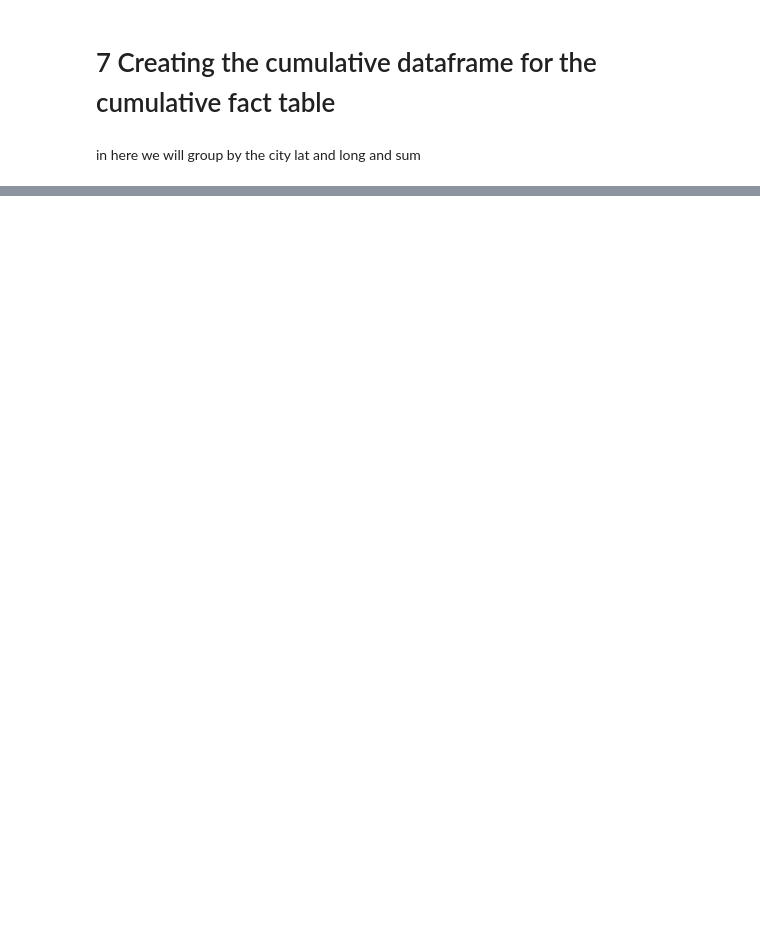
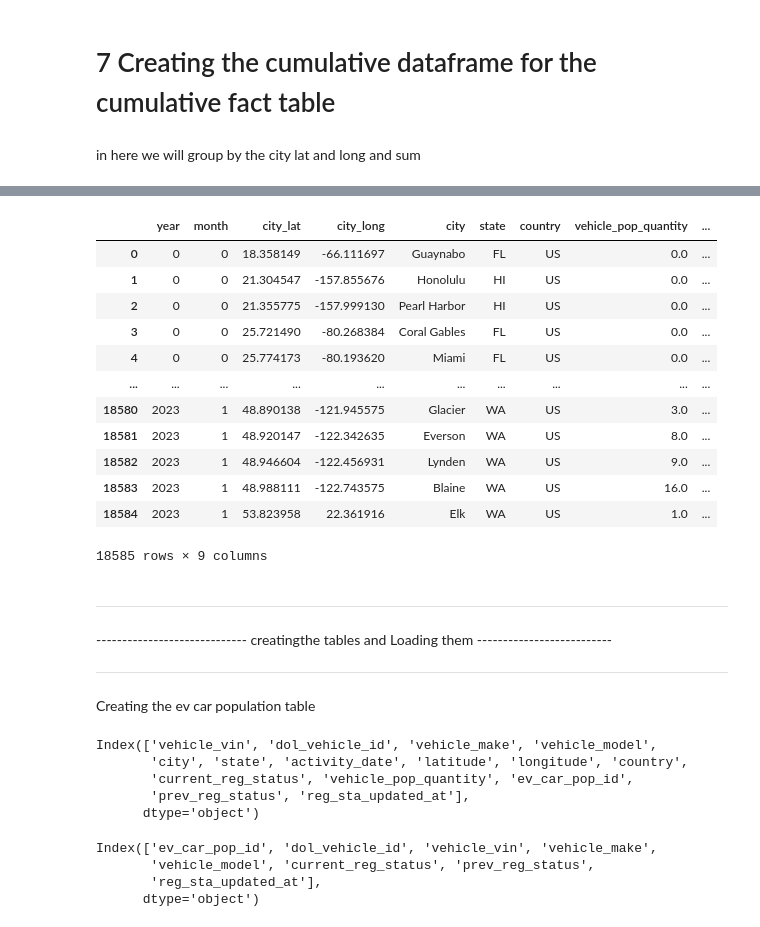
Before and after one commit to hicranA/partsUnlimitedDW, a Jupyter notebook: etl_ev_car_population.ipynb, the cells around one changed output, grey strips where cells are left out. Drawn from its saved outputs; the diff is of its cells as text; code cells hidden in the pictures; blank space fills up the shorter version.

```diff
--- a/etl_ev_car_population.ipynb
+++ b/etl_ev_car_population.ipynb
@@ -610,5 +590,5 @@ difference 4
 # %%
-city_lat_long_v3.to_pickle('data/citylatlong.pk')
+city_lat_long_v3= pd.read_pickle('data/citylatlong.pk')
 # %%
 city_lat_long_v3.rename(columns={
                           'City': 'city',
@@ -711,0 +688,3 @@ print('missing cities', len(city_lat_long_missing))
+# %%
+# generate unique IDs from latitude and longitude
+merge['location_id'] = (merge['latitude'].astype(str) + merge['longitude'].astype(str) + merge['city']).apply(hash).apply(abs)
@@ -711,0 +703,2 @@ print('missing cities', len(city_lat_long_missing))
+# %%
+merge.drop_duplicates(subset=['latitude', 'longitude', 'city', 'state', 'country'], inplace=True)
@@ -717,5 +725,5 @@ location_df.head()
 # %%
-location_df = location_df.reset_index(drop=True)
-location_df['location_id']= location_df.index+1
+# location_df = location_df.reset_index(drop=True)
+# location_df['location_id']= location_df.index+1
 # %%
 result.shape
@@ -809,3 +901,33 @@ summary = result.groupby(['year','month','city_lat', 'city_long','city', 'state'
 summary = summary.reset_index()
 # %%
 summary.to_pickle('cumulative_df.pkl')
+# %%
+summary
+# %% [output]
+|  | year | month | city_lat | city_long | city | state | country | vehicle_pop_quantity | ... |
+| 0 | 0 | 0 | 18.358149 | -66.111697 | Guaynabo | FL | US | 0.0 | ... |
+| 1 | 0 | 0 | 21.304547 | -157.855676 | Honolulu | HI | US | 0.0 | ... |
+| 2 | 0 | 0 | 21.355775 | -157.999130 | Pearl Harbor | HI | US | 0.0 | ... |
+| 3 | 0 | 0 | 25.721490 | -80.268384 | Coral Gables | FL | US | 0.0 | ... |
+| 4 | 0 | 0 | 25.774173 | -80.193620 | Miami | FL | US | 0.0 | ... |
+| ... | ... | ... | ... | ... | ... | ... | ... | ... | ... |
+| 18580 | 2023 | 1 | 48.890138 | -121.945575 | Glacier | WA | US | 3.0 | ... |
+| 18581 | 2023 | 1 | 48.920147 | -122.342635 | Everson | WA | US | 8.0 | ... |
+| 18582 | 2023 | 1 | 48.946604 | -122.456931 | Lynden | WA | US | 9.0 | ... |
+| 18583 | 2023 | 1 | 48.988111 | -122.743575 | Blaine | WA | US | 16.0 | ... |
+| 18584 | 2023 | 1 | 53.823958 | 22.361916 | Elk | WA | US | 1.0 | ... |
+18585 rows × 9 columns
+# %% [markdown]
+---------------------------------                          --------------------------------
+----------------------------- creatingthe tables and Loading them  --------------------------
+---------------------------------                          --------------------------------
+# %% [markdown]
+Creating the ev car population table
+# %%
+df_ev_pop.columns
+# %% [output]
+Index(['vehicle_vin', 'dol_vehicle_id', 'vehicle_make', 'vehicle_model',
+       'city', 'state', 'activity_date', 'latitude', 'longitude', 'country',
+       'current_reg_status', 'vehicle_pop_quantity', 'ev_car_pop_id',
+       'prev_reg_status', 'reg_sta_updated_at'],
+      dtype='object')
@@ -811,0 +937,7 @@ summary.to_pickle('cumulative_df.pkl')
+# %%
+ev_car_populaion_dim.columns
+# %% [output]
+Index(['ev_car_pop_id', 'dol_vehicle_id', 'vehicle_vin', 'vehicle_make',
+       'vehicle_model', 'current_reg_status', 'prev_reg_status',
+       'reg_sta_updated_at'],
+      dtype='object')
```
Also changed, not shown: parts of 34 cells of this notebook, 1 other file.
